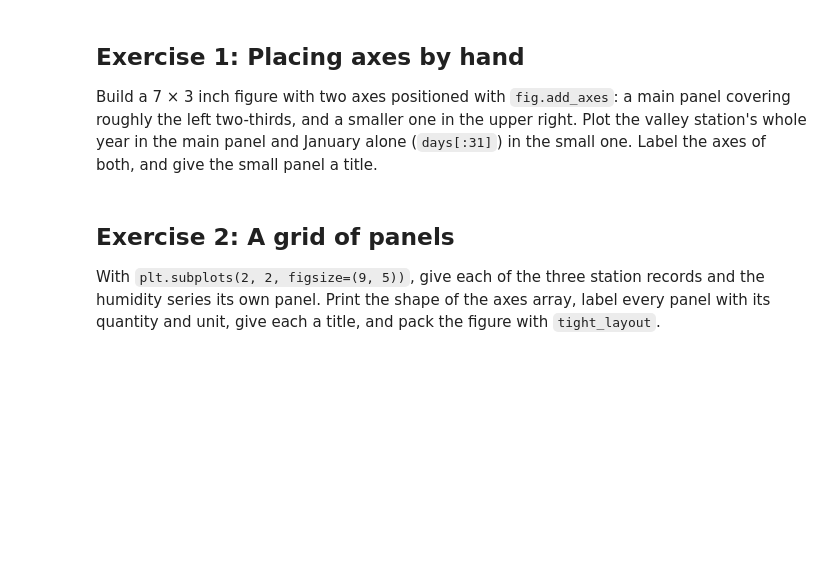
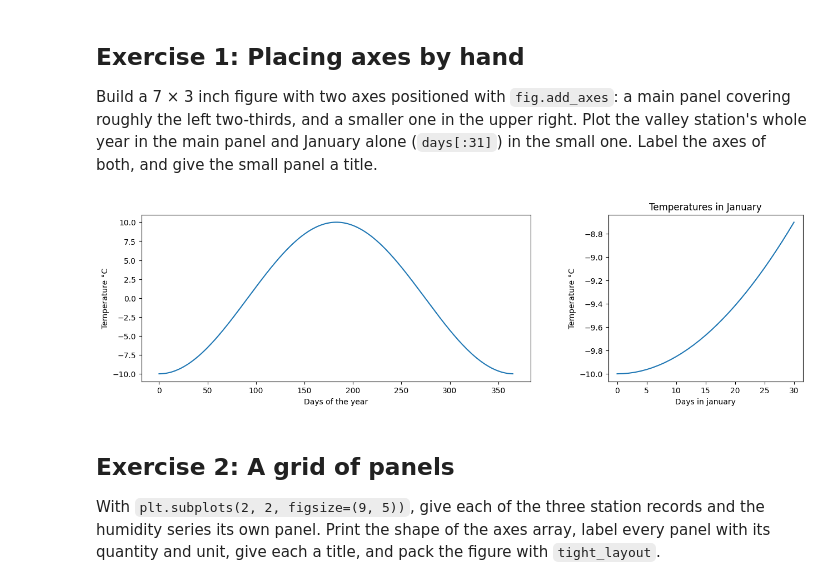
Before and after one commit to nikolaicarrion/2026_Intro_Python, a Jupyter notebook: 1.4-matplotlib-and-xarray-exercises.ipynb, the cells around one changed output. Saved outputs shown, nothing was run; the diff lists cells and outputs as text; code cells hidden in the pictures; blank space fills up the shorter version.

```diff
--- a/1.4-matplotlib-and-xarray-exercises.ipynb
+++ b/1.4-matplotlib-and-xarray-exercises.ipynb
@@ -52,3 +52,19 @@ both, and give the small panel a title.
+# %%
+fig = plt.figure(figsize=(7,3))
+ax1 = fig.add_axes([0,0,1,1])
+ax2 = fig.add_axes([1.2,0,0.5,1])
+
+ax1.plot(days, seasonal_celsius)
+ax1.set_xlabel("Days of the year")
+ax1.set_ylabel("Temperature °C")
+
+ax2.plot(days[:31], seasonal_celsius[:31])
+ax2.set_xlabel("Days in january")
+ax2.set_ylabel("Temperature °C")
+ax2.set_title("Temperatures in January")
+plt.show()
+# %% [output]
+[figure, added]
 # %% [markdown]
 ## Exercise 2: A grid of panels
 
```
Also changed, not shown: parts of 12 cells of this notebook.
